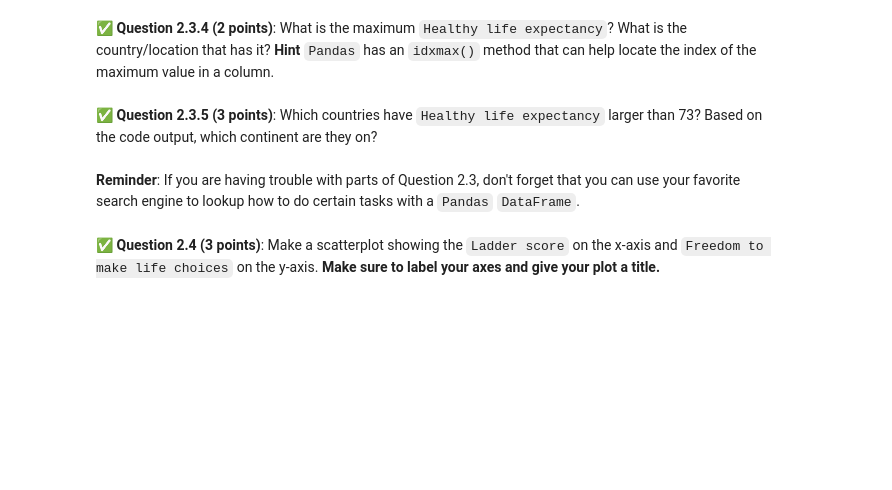
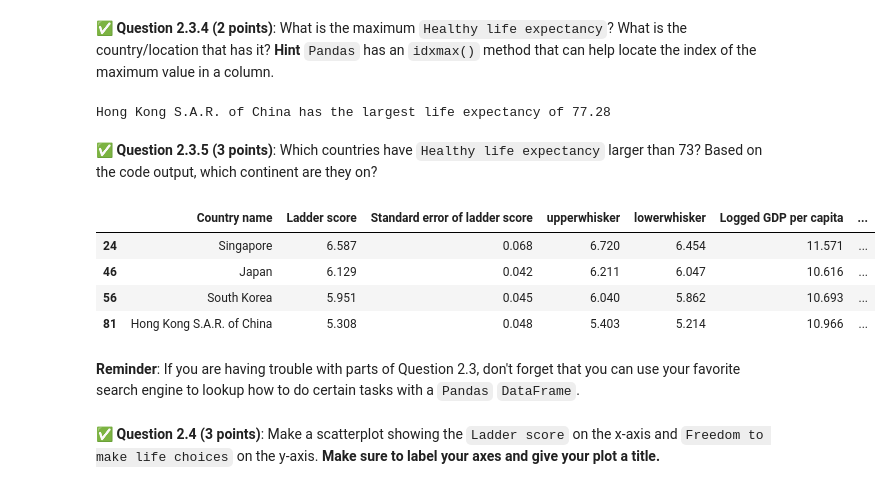
Before and after one commit to brytran/CMSE202-f23-turnin, a Jupyter notebook: midterm/CMSE202-Midterm-Section003-STUDENT.ipynb, the cells around one changed output. Cells and saved outputs as stored; diff of their text form; code cells hidden in the pictures; blank space fills up the shorter version.

```diff
--- a/midterm/CMSE202-Midterm-Section003-STUDENT.ipynb
+++ b/midterm/CMSE202-Midterm-Section003-STUDENT.ipynb
@@ -94,2 +124,9 @@ The file is also on D2L.
+# %%
+# Put your code for Question 2.3.4 here
+resCountry = data.loc[data["Healthy life expectancy"].idxmax()]["Country name"]
+resMax = data.loc[data["Healthy life expectancy"].idxmax()]["Healthy life expectancy"]
+print(resCountry + " has the largest life expectancy of " + str(resMax))
+# %% [output]
+Hong Kong S.A.R. of China has the largest life expectancy of 77.28
 # %% [markdown]
 &#9989; **Question 2.3.5 (3 points)**: Which countries have `Healthy life expectancy` larger than 73? Based on the code output, which continent are they on?
@@ -98,3 +133,14 @@ The file is also on D2L.
+# %%
+# Put your code for Question 2.3.5 here
+larger73 = data[data["Healthy life expectancy"] > 73]
+#It appears that the countries that have a life expectancy of 73 originate from the East Asian/ Southeast Asian continent
+larger73
+# %% [output]
+|  | Country name | Ladder score | Standard error of ladder score | upperwhisker | lowerwhisker | Logged GDP per capita | ... |
+| 24 | Singapore | 6.587 | 0.068 | 6.720 | 6.454 | 11.571 | ... |
+| 46 | Japan | 6.129 | 0.042 | 6.211 | 6.047 | 10.616 | ... |
+| 56 | South Korea | 5.951 | 0.045 | 6.040 | 5.862 | 10.693 | ... |
+| 81 | Hong Kong S.A.R. of China | 5.308 | 0.048 | 5.403 | 5.214 | 10.966 | ... |
 # %% [markdown]
 **Reminder**: If you are having trouble with parts of Question 2.3, don't forget that you can use your favorite search engine to lookup how to do certain tasks with a `Pandas` `DataFrame`.
 # %% [markdown]
```
Also changed, not shown: parts of 20 cells of this notebook.
